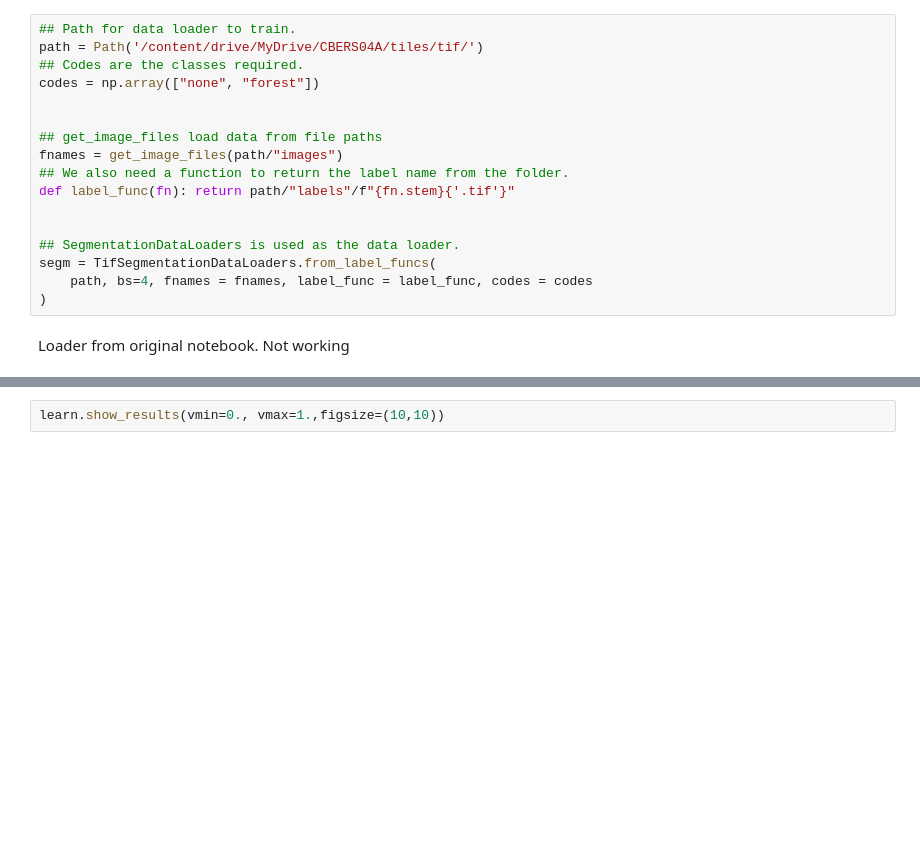
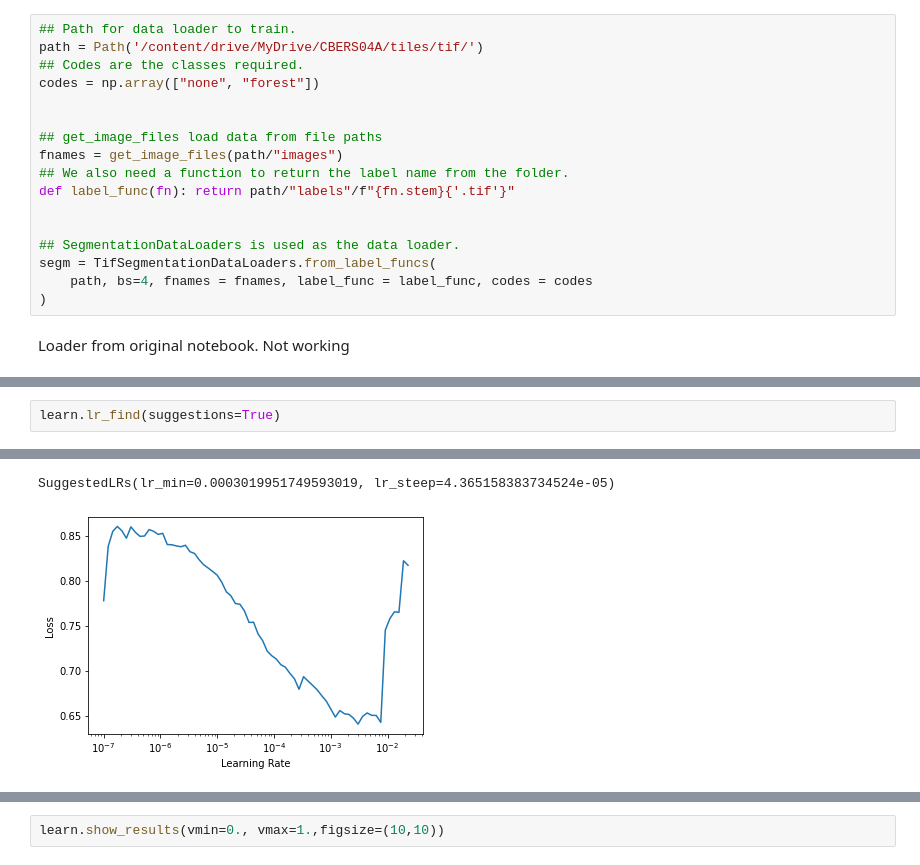
Before and after one commit to pedroheyerdahl/cber04a, a Jupyter notebook: cbers_04a_semantic_segmentation.ipynb, the cells around one changed output, grey strips where cells are left out. Cells and saved outputs as stored; diff of their text form; blank space fills up the shorter version.

```diff
--- a/cbers_04a_semantic_segmentation.ipynb
+++ b/cbers_04a_semantic_segmentation.ipynb
@@ -457,0 +460,3 @@ learn = unet_learner(segm, resnet50, metrics=Dice) #see class DiceMulti
+# %%
+learn.lr_find(suggestions=True)
+# %% [output]
@@ -458 +464,3 @@ learn = unet_learner(segm, resnet50, metrics=Dice) #see class DiceMulti
+SuggestedLRs(lr_min=0.0003019951749593019, lr_steep=4.365158383734524e-05)
+[figure, added]
 # %%
```
Also changed, not shown: parts of 19 cells of this notebook.
